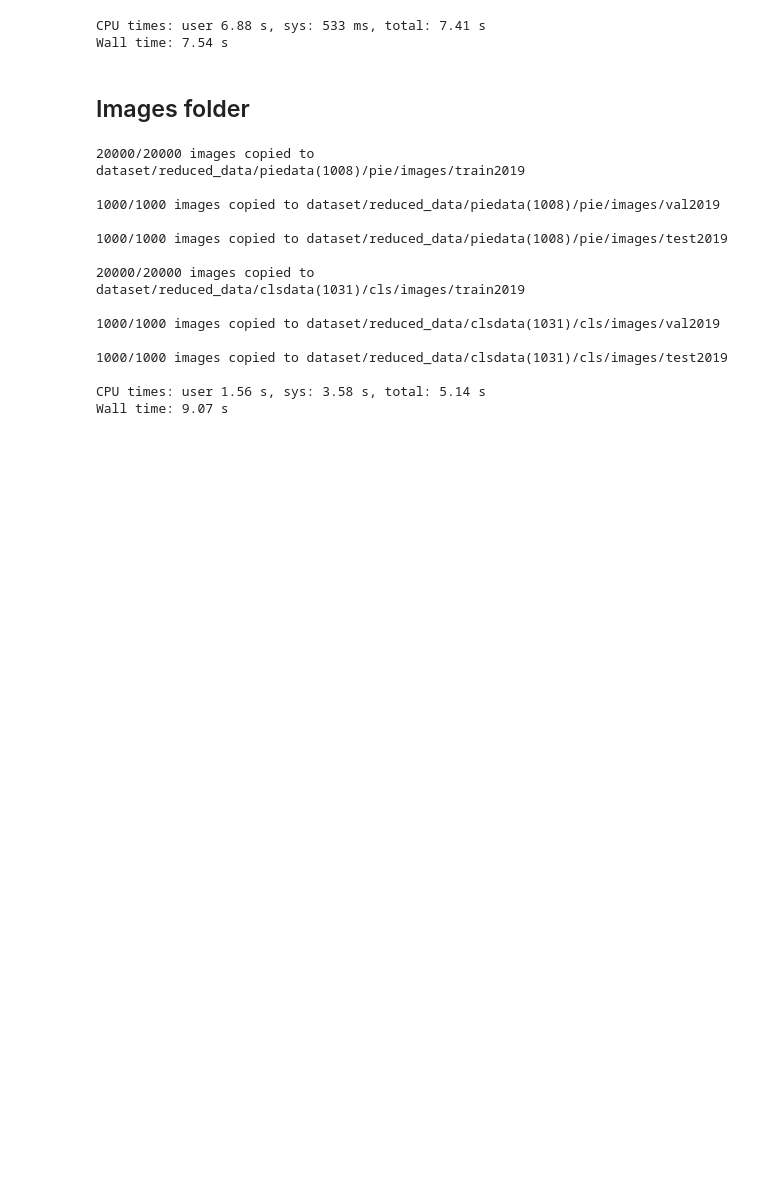
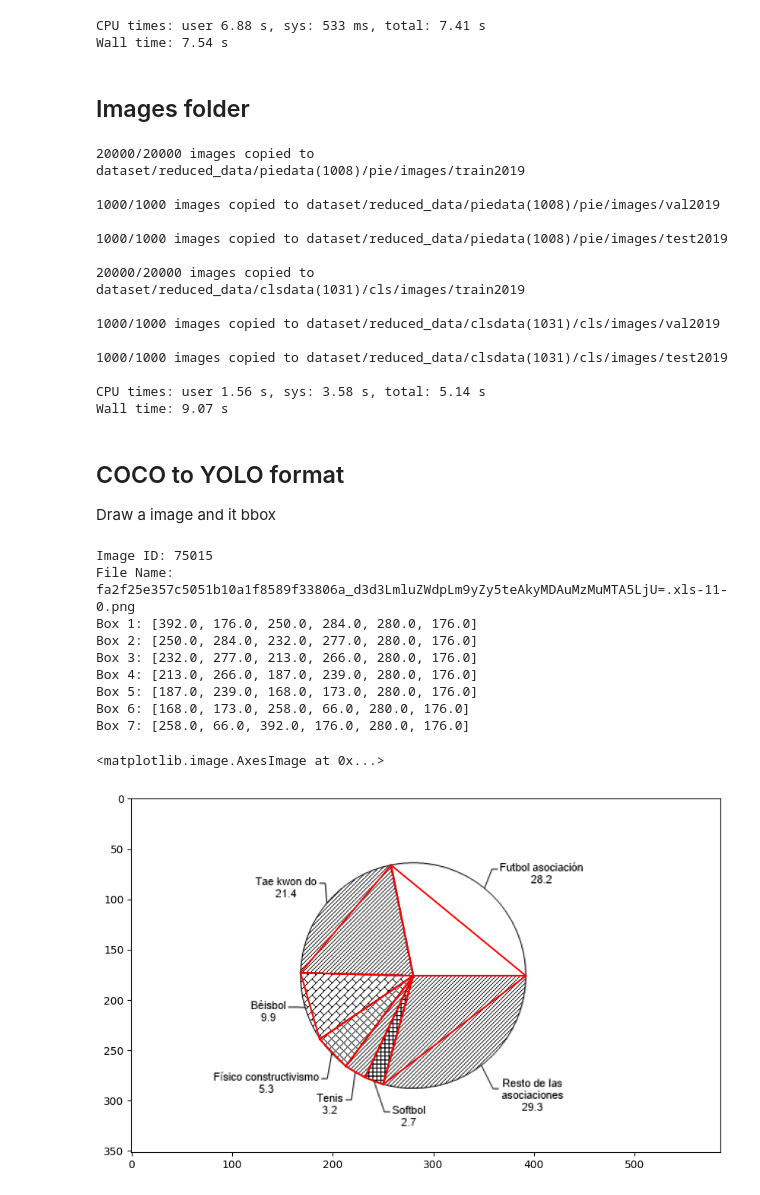
Before and after one commit to thangthewinner/ChartInsight, a Jupyter notebook: assets/reduce_data.ipynb, the cells around one changed output. Cells and saved outputs as stored; diff of their text form; code cells hidden in the pictures; blank space fills up the shorter version.

```diff
--- a/assets/reduce_data.ipynb
+++ b/assets/reduce_data.ipynb
@@ -263,3 +265,40 @@ copy_images(cls_test, 'cls', 'test')
 
 CPU times: user 1.56 s, sys: 3.58 s, total: 5.14 s
 Wall time: 9.07 s
+# %% [markdown]
+## COCO to YOLO format
+
+Draw a image and it bbox
+# %%
+first_image = pie_val['images'][16]
+idx = first_image['id']
+file_name = first_image['file_name']
+bboxs = [ann for ann in pie_val['annotations'] if ann['image_id'] == idx]
+
+print(f"Image ID: {idx}")
+print(f"File Name: {file_name}")
+for i, b in enumerate(bboxs):
+    print(f"Box {i + 1}: {b['bbox']}")
+
+plt.figure(figsize=(10, 10))
+image = plt.imread(f'dataset/reduced_data/piedata(1008)/pie/images/val2019/{file_name}')
+
+for bbox in bboxs:
+    arc_1_x, arc_1_y, arc_2_x, arc_2_y, center_x, center_y = bbox['bbox']
+    plt.plot([arc_1_x, arc_2_x], [arc_1_y, arc_2_y], 'r')
+    plt.plot([arc_2_x, center_x], [arc_2_y, center_y], 'r')
+    plt.plot([center_x, arc_1_x], [center_y, arc_1_y], 'r')
+
+plt.imshow(image)
+# %% [output]
+Image ID: 75015
+File Name: fa2f25e357c5051b10a1f8589f33806a_d3d3LmluZWdpLm9yZy5teAkyMDAuMzMuMTA5LjU=.xls-11-0.png
+Box 1: [392.0, 176.0, 250.0, 284.0, 280.0, 176.0]
+Box 2: [250.0, 284.0, 232.0, 277.0, 280.0, 176.0]
+Box 3: [232.0, 277.0, 213.0, 266.0, 280.0, 176.0]
+Box 4: [213.0, 266.0, 187.0, 239.0, 280.0, 176.0]
+Box 5: [187.0, 239.0, 168.0, 173.0, 280.0, 176.0]
+Box 6: [168.0, 173.0, 258.0, 66.0, 280.0, 176.0]
+Box 7: [258.0, 66.0, 392.0, 176.0, 280.0, 176.0]
+<matplotlib.image.AxesImage at 0x...>
+[figure, added]
```
Also changed, not shown: parts of 6 cells of this notebook, 2 other files.
